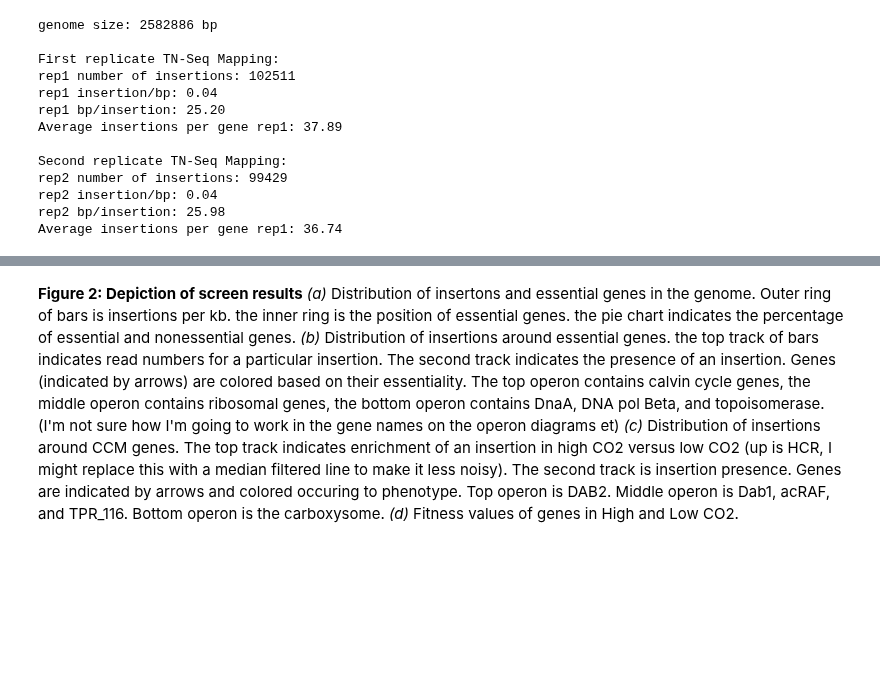
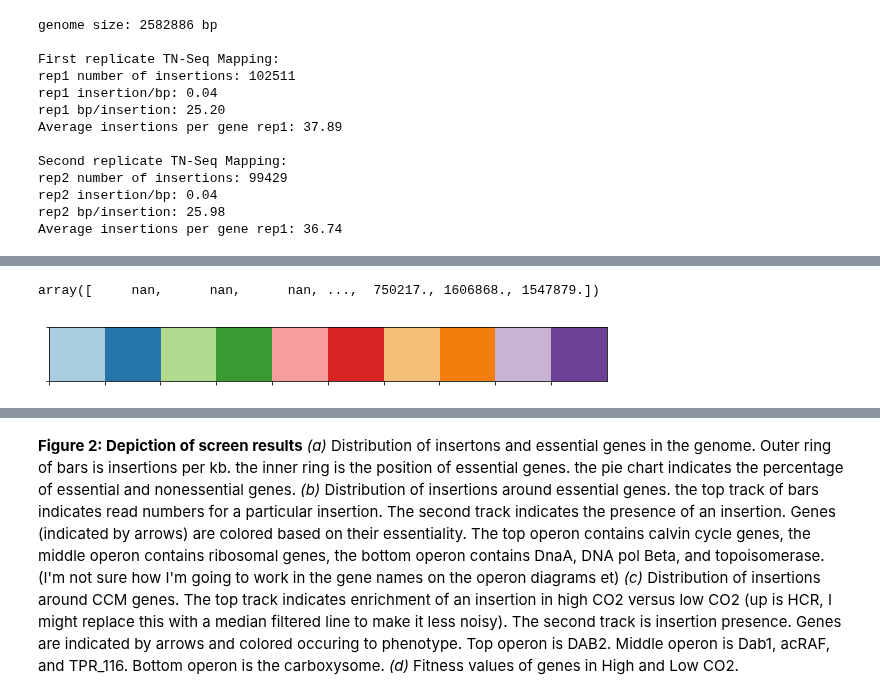
Before and after one commit to jackdesmarais/DabTransporterPaper, a Jupyter notebook: scripts/Figure 1 Library Construction.ipynb, the cells around one changed output, grey strips where cells are left out. Drawn from its saved outputs; the diff is of its cells as text; code cells hidden in the pictures; blank space fills up the shorter version.

Commit message:
Updates for figure 1 and essentiality calling

```diff
--- a/scripts/Figure 1 Library Construction.ipynb
+++ b/scripts/Figure 1 Library Construction.ipynb
@@ -210,0 +81,11 @@ real len: 2408
+# %%
+# When we are plotting the library we want to include insertions mapped in either replicate.
+# Therefore we merge the two dataframes.
+merge_on = pool_df1.columns.tolist()
+total_pool_df = pool_df1.merge(pool_df2, on=merge_on, how='outer')
+# %% [output]
+array([     nan,      nan,      nan, ...,  750217., 1606868., 1547879.])
+# %%
+sns.palplot(qual_palette)
+# %% [output]
+[figure, added]
```
Also changed, not shown: parts of 13 cells of this notebook, 3 other files.
